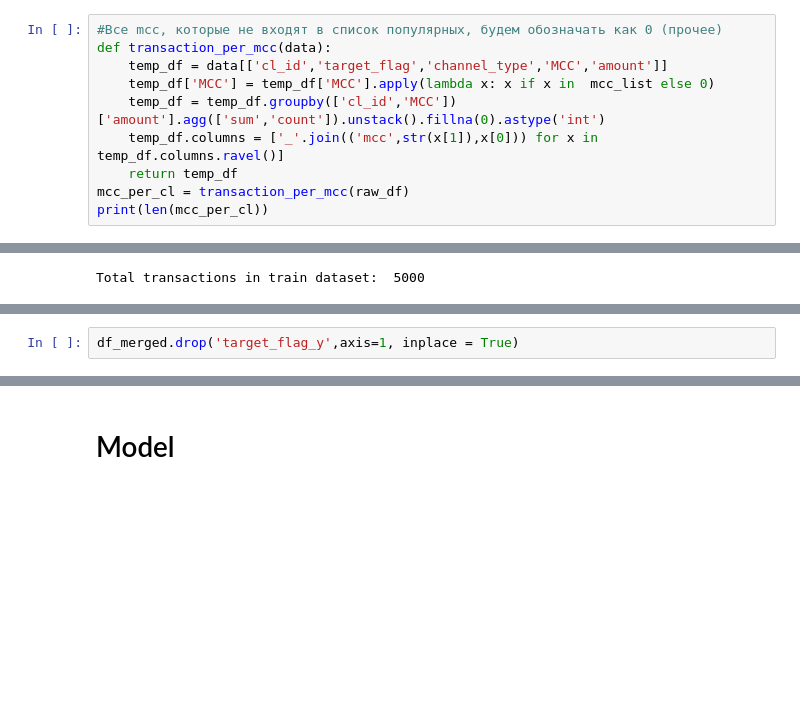
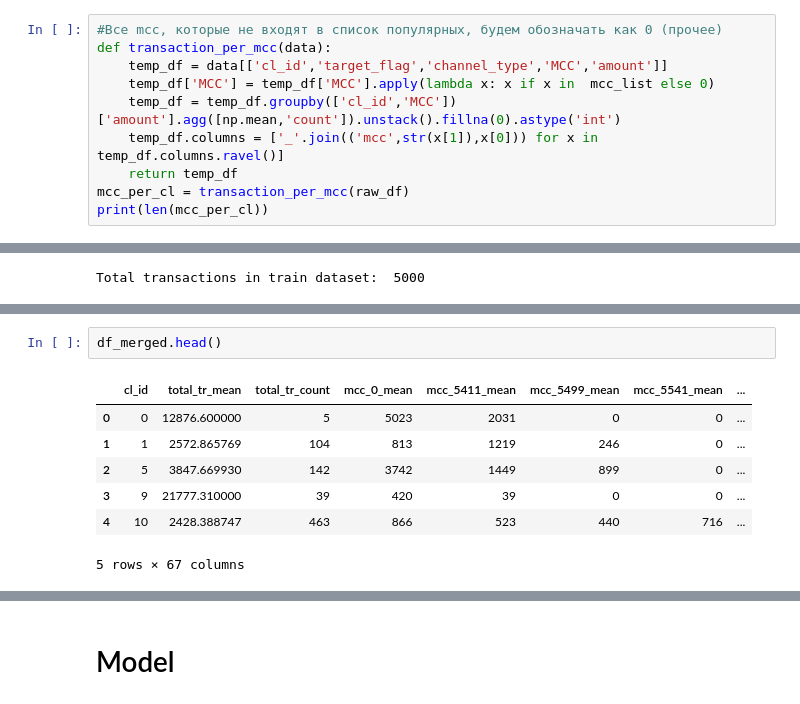
Before and after one commit to viktoriasin/n_homework, a Jupyter notebook: eda_and_fe/2/FE 2/Practice_2_2 & HW.ipynb, the cells around one changed output, grey strips where cells are left out. Saved outputs shown, nothing was run; the diff lists cells and outputs as text; blank space fills up the shorter version.

```diff
--- a/eda_and_fe/2/FE 2/Practice_2_2 & HW.ipynb
+++ b/eda_and_fe/2/FE 2/Practice_2_2 & HW.ipynb
@@ -412,7 +456,7 @@ mcc_list
 def transaction_per_mcc(data):
     temp_df = data[['cl_id','target_flag','channel_type','MCC','amount']]
     temp_df['MCC'] = temp_df['MCC'].apply(lambda x: x if x in  mcc_list else 0)
-    temp_df = temp_df.groupby(['cl_id','MCC'])['amount'].agg(['sum','count']).unstack().fillna(0).astype('int')
+    temp_df = temp_df.groupby(['cl_id','MCC'])['amount'].agg([np.mean,'count']).unstack().fillna(0).astype('int')
     temp_df.columns = ['_'.join(('mcc',str(x[1]),x[0])) for x in temp_df.columns.ravel()]
     return temp_df
 mcc_per_cl = transaction_per_mcc(raw_df)
@@ -605,3 +649,11 @@ print(len(df_merged))
-# %%
-df_merged.drop('target_flag_y',axis=1, inplace = True)
+# %%
+df_merged.head()
+# %% [output]
+|  | cl_id | total_tr_mean | total_tr_count | mcc_0_mean | mcc_5411_mean | mcc_5499_mean | mcc_5541_mean | ... |
+| 0 | 0 | 12876.600000 | 5 | 5023 | 2031 | 0 | 0 | ... |
+| 1 | 1 | 2572.865769 | 104 | 813 | 1219 | 246 | 0 | ... |
+| 2 | 5 | 3847.669930 | 142 | 3742 | 1449 | 899 | 0 | ... |
+| 3 | 9 | 21777.310000 | 39 | 420 | 39 | 0 | 0 | ... |
+| 4 | 10 | 2428.388747 | 463 | 866 | 523 | 440 | 716 | ... |
+5 rows × 67 columns
 # %%
```
Also changed, not shown: parts of 27 cells of this notebook, 22 other files.
